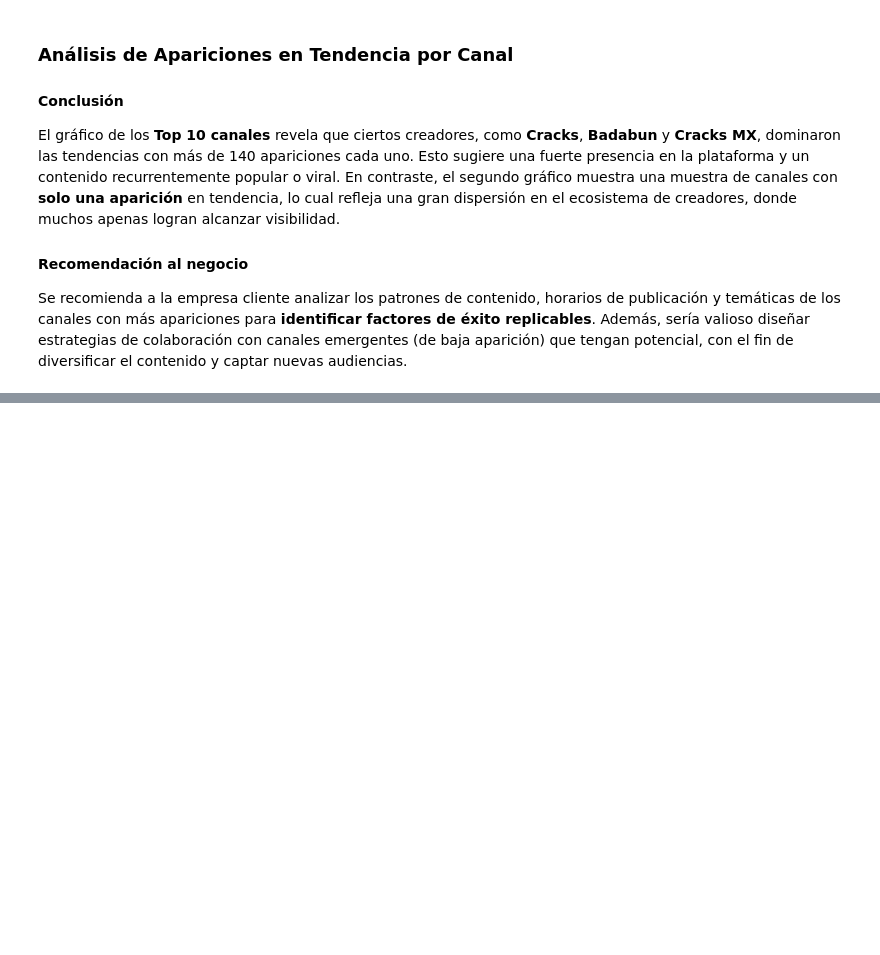
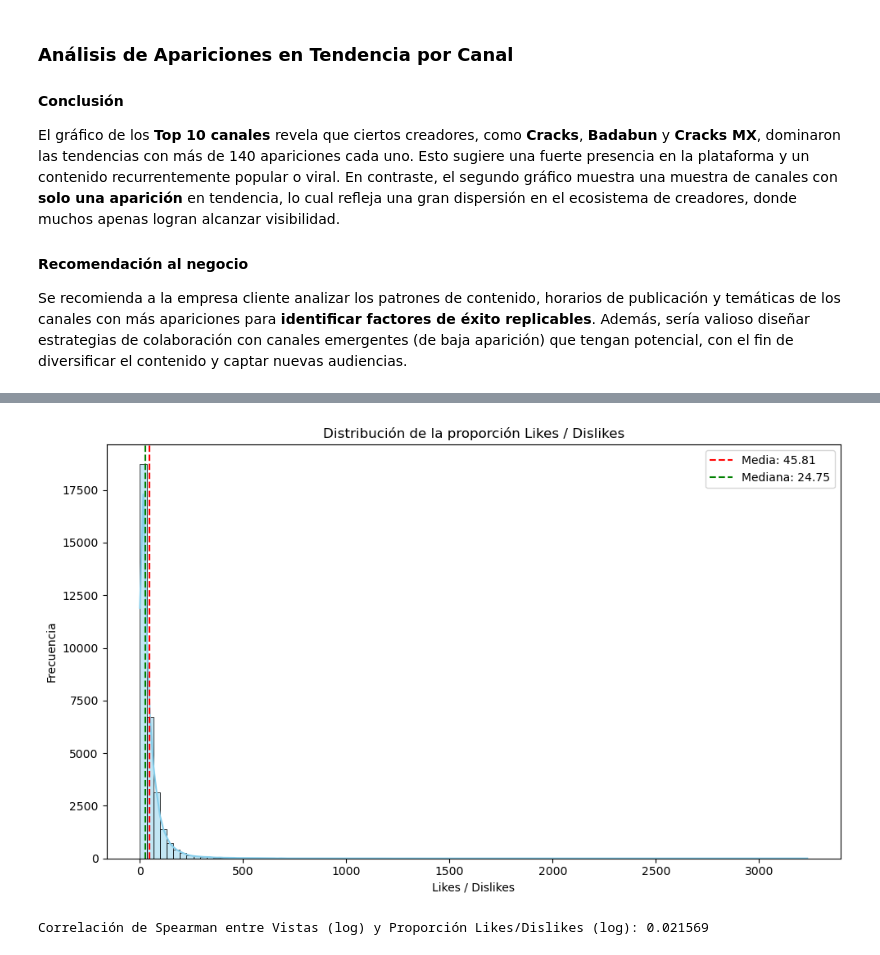
Before and after one commit to TucaraWorld/FDS-2025-1-260, a Jupyter notebook: code/upc-2025-01-260-4-tf.ipynb, the cells around one changed output, grey strips where cells are left out. Saved outputs shown, nothing was run; the diff lists cells and outputs as text; code cells hidden in the pictures; blank space fills up the shorter version.

```diff
--- a/code/upc-2025-01-260-4-tf.ipynb
+++ b/code/upc-2025-01-260-4-tf.ipynb
@@ -301,0 +423,31 @@ Se recomienda a la empresa cliente analizar los patrones de contenido, horarios
+# %%
+# Calcular el ratio likes/dislikes, evitando división por cero
+data_limpia['ratio_likes_dislikes'] = data_limpia.apply(
+    lambda row: row['likes'] / row['dislikes'] if row['dislikes'] != 0 else np.nan, axis=1
+)
+
+# Calcular media y mediana del ratio bruto
+media_ratio = data_limpia['ratio_likes_dislikes'].mean()
+mediana_ratio = data_limpia['ratio_likes_dislikes'].median()
+
+# Histograma para visualizar la distribución del ratio
+plt.figure(figsize=(10, 6))
+
+sns.histplot(data_limpia['ratio_likes_dislikes'].dropna(), bins=100, color='skyblue', kde=True) # Using dropna() to handle NaN values
+plt.axvline(media_ratio, color='red', linestyle='--', label=f'Media: {media_ratio:.2f}')
+plt.axvline(mediana_ratio, color='green', linestyle='--', label=f'Mediana: {mediana_ratio:.2f}')
+plt.title('Distribución de la proporción Likes / Dislikes')
+plt.xlabel('Likes / Dislikes')
+plt.ylabel('Frecuencia')
+plt.legend()
+plt.tight_layout()
+plt.show()
+# %% [output]
+[figure, added]
+# %%
+data_limpia['ratio_likes_dislikes_logdiff'] = data_limpia['likes_log'] - data_limpia['dislikes_log']
+correlation_views_ratio = data_limpia['views_log'].corr(data_limpia['ratio_likes_dislikes_logdiff'], method='spearman')
+
+print(f"Correlación de Spearman entre Vistas (log) y Proporción Likes/Dislikes (log): {correlation_views_ratio:.6f}")
+# %% [output]
+Correlación de Spearman entre Vistas (log) y Proporción Likes/Dislikes (log): 0.021569
```
Also changed, not shown: parts of 27 cells of this notebook, 2 other files.
